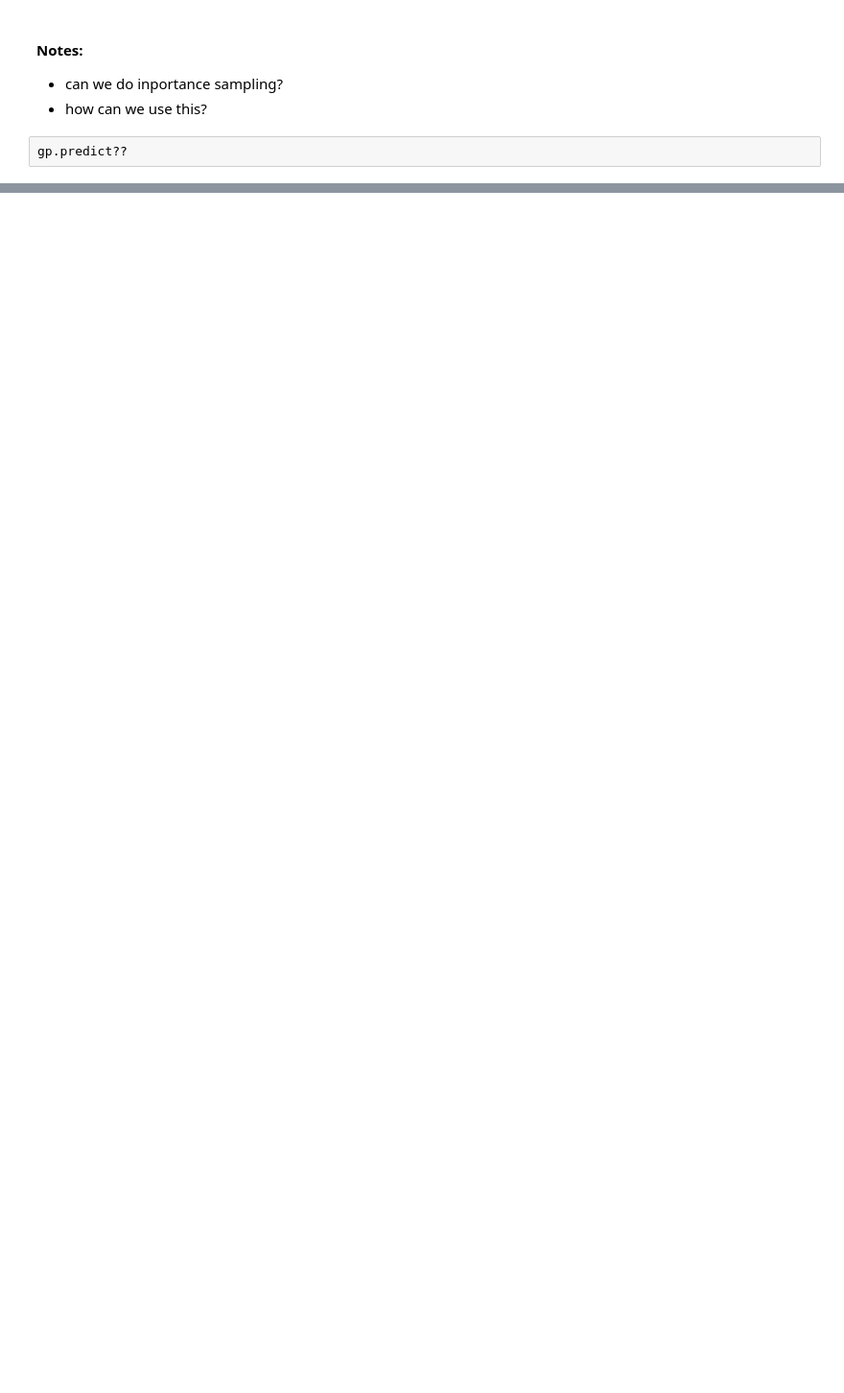
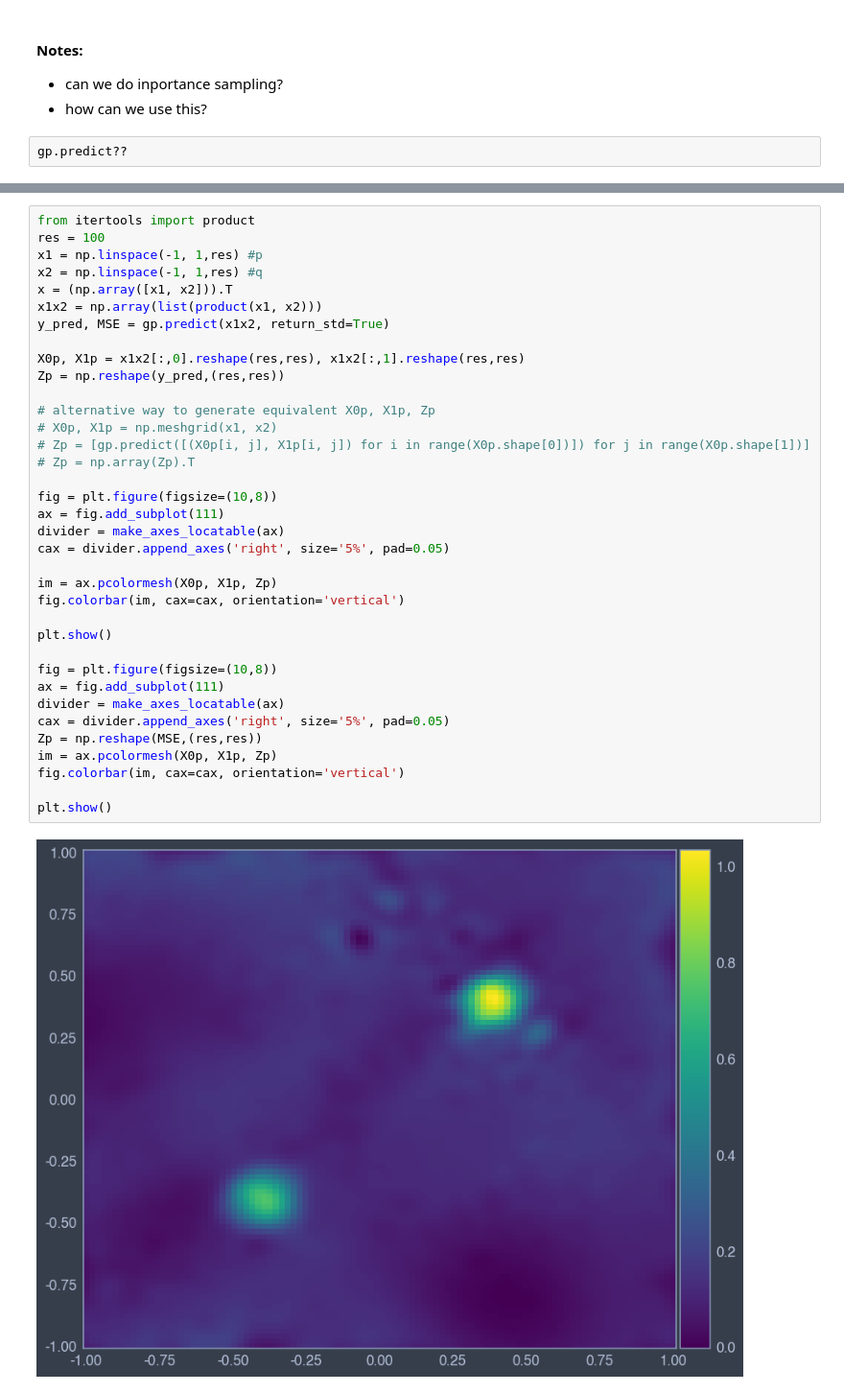
Before and after one commit to mjadiaz/toy-models, a Jupyter notebook: stable_baselines/q_integration_analysis.ipynb, the cells around one changed output, grey strips where cells are left out. Shown at 96% size. Cells and saved outputs as stored; diff of their text form; blank space fills up the shorter version.

```diff
--- a/stable_baselines/q_integration_analysis.ipynb
+++ b/stable_baselines/q_integration_analysis.ipynb
@@ -156,0 +188,38 @@ np.exp(2)
+# %%
+from itertools import product
+res = 100
+x1 = np.linspace(-1, 1,res) #p
+x2 = np.linspace(-1, 1,res) #q
+x = (np.array([x1, x2])).T
+x1x2 = np.array(list(product(x1, x2)))
+y_pred, MSE = gp.predict(x1x2, return_std=True)
+
+X0p, X1p = x1x2[:,0].reshape(res,res), x1x2[:,1].reshape(res,res)
+Zp = np.reshape(y_pred,(res,res))
+
+# alternative way to generate equivalent X0p, X1p, Zp
+# X0p, X1p = np.meshgrid(x1, x2)
+# Zp = [gp.predict([(X0p[i, j], X1p[i, j]) for i in range(X0p.shape[0])]) for j in range(X0p.shape[1])]
+# Zp = np.array(Zp).T
+
+fig = plt.figure(figsize=(10,8))
+ax = fig.add_subplot(111)
+divider = make_axes_locatable(ax)
+cax = divider.append_axes('right', size='5%', pad=0.05)
+
+im = ax.pcolormesh(X0p, X1p, Zp)
+fig.colorbar(im, cax=cax, orientation='vertical')
+
+plt.show()
+
+fig = plt.figure(figsize=(10,8))
+ax = fig.add_subplot(111)
+divider = make_axes_locatable(ax)
+cax = divider.append_axes('right', size='5%', pad=0.05)
+Zp = np.reshape(MSE,(res,res))
+im = ax.pcolormesh(X0p, X1p, Zp)
+fig.colorbar(im, cax=cax, orientation='vertical')
+
+plt.show()
+# %% [output]
+[figure, added]
```
Also changed, not shown: parts of 14 cells of this notebook, 4 other files.
